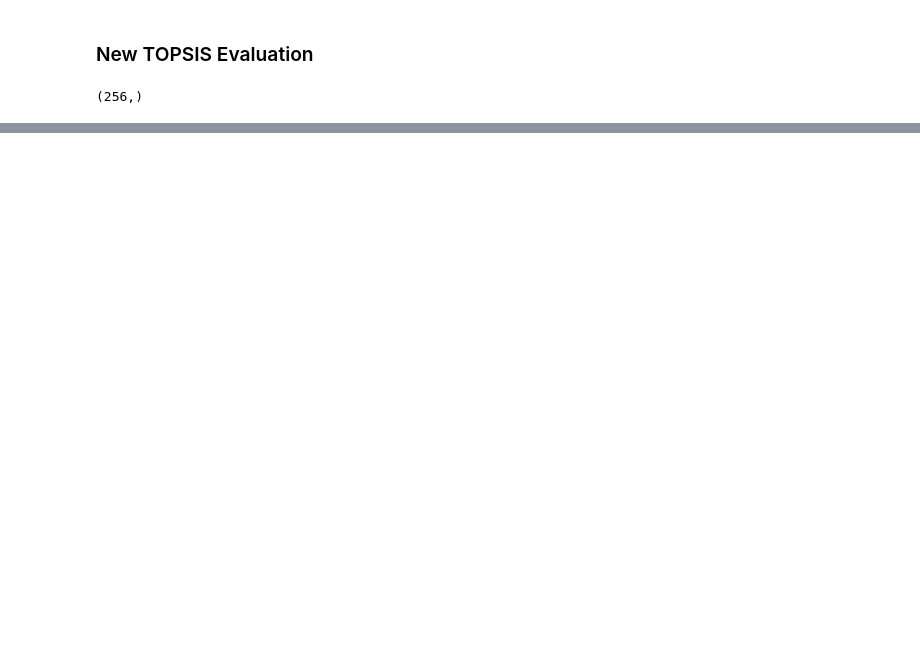
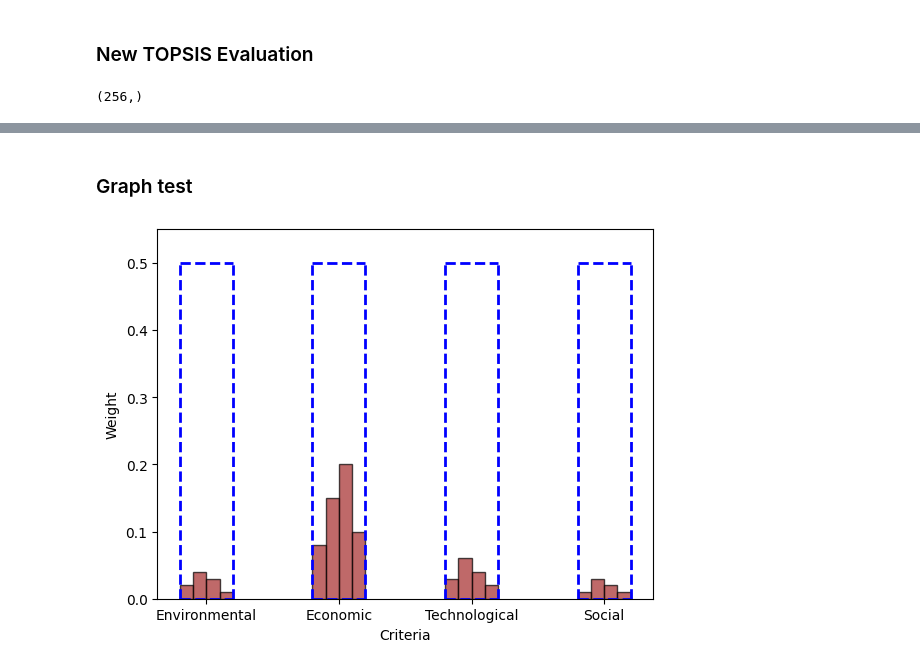
Before and after one commit to MateoBarrera/ResearchDev, a Jupyter notebook: analysis_result/data_exploration_01.ipynb, the cells around one changed output, grey strips where cells are left out. Saved outputs shown, nothing was run; the diff lists cells and outputs as text; code cells hidden in the pictures; blank space fills up the shorter version.

Commit message:
docs: data visualization updated

```diff
--- a/analysis_result/data_exploration_01.ipynb
+++ b/analysis_result/data_exploration_01.ipynb
@@ -409,0 +406,4 @@ top_fifteen
+# %%
+df_to_merge = df.drop(columns="Alternative").copy()
+df_full = pd.merge(df_to_merge, df_resource_distribution, left_index=True, right_index=True)
+df_full.head()
@@ -409,0 +441,54 @@ top_fifteen
+# %% [markdown]
+### Graph test
+# %%
+def new_plot(data):
+    # Datos de ejemplo para los criterios y subcriterios
+    criterios = ['Environmental', 'Economic', 'Technological', 'Social']
+    subcriterios = ['Sub1', 'Sub2', 'Sub3', 'Sub4']
+
+    # Pesos de subcriterios para cada criterio
+    pesos = {
+        'Environmental': [0.02, 0.04, 0.03, 0.01],
+        'Economic': [0.08, 0.15, 0.2, 0.1],
+        'Technological': [0.03, 0.06, 0.04, 0.02],
+        'Social': [0.01, 0.03, 0.02, 0.01]
+    }
+
+    # Configuración del gráfico
+    fig, ax = plt.subplots()
+
+    # Anchura de las barras
+    bar_width = 0.1
+
+    # Posiciones de las barras
+    indices = np.arange(len(criterios))
+
+    # Dibujar barras y contornos para cada criterio
+    for i, criterio in enumerate(criterios):
+        # Pesos de subcriterios para el criterio actual
+        sub_pesos = pesos[criterio]
+
+        # Dibujar las barras para los subcriterios
+        for j, peso in enumerate(sub_pesos):
+            ax.bar(i + j * bar_width, peso, width=bar_width, color='brown', alpha=0.7, edgecolor='black')
+
+        # Dibujar el contorno del grupo de barras
+        ax.plot([i - bar_width / 2, i + 3.5 * bar_width], [0.5, 0.5], 'b--', linewidth=2)
+        ax.plot([i - bar_width / 2, i + 3.5 * bar_width], [0, 0], 'b--', linewidth=2)
+        ax.plot([i - bar_width / 2, i - bar_width / 2], [0, 0.5], 'b--', linewidth=2)
+        ax.plot([i + 3.5 * bar_width, i + 3.5 * bar_width], [0, 0.5], 'b--', linewidth=2)
+
+    # Configuración de los ejes y etiquetas
+    ax.set_xlabel('Criteria')
+    ax.set_ylabel('Weight')
+    ax.set_xticks(indices + bar_width * 1.5)
+    ax.set_xticklabels(criterios)
+    ax.set_ylim(0, 0.55)
+
+    # Mostrar gráfico
+    plt.show()
+
+
+new_plot(df_full.copy())
+# %% [output]
+[figure, added]
```
Also changed, not shown: parts of 8 cells of this notebook, 4 other files.
